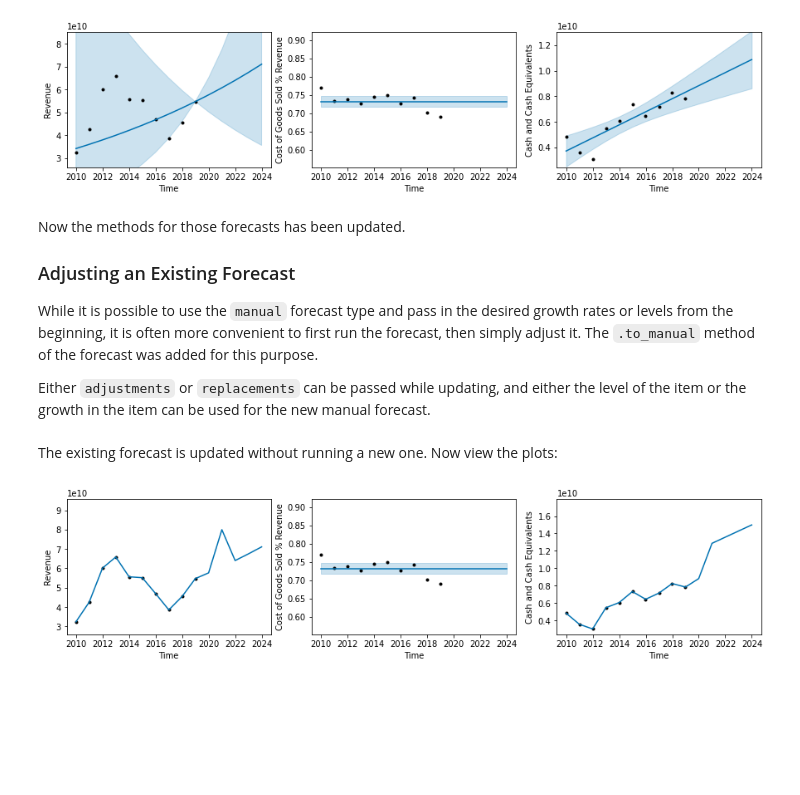
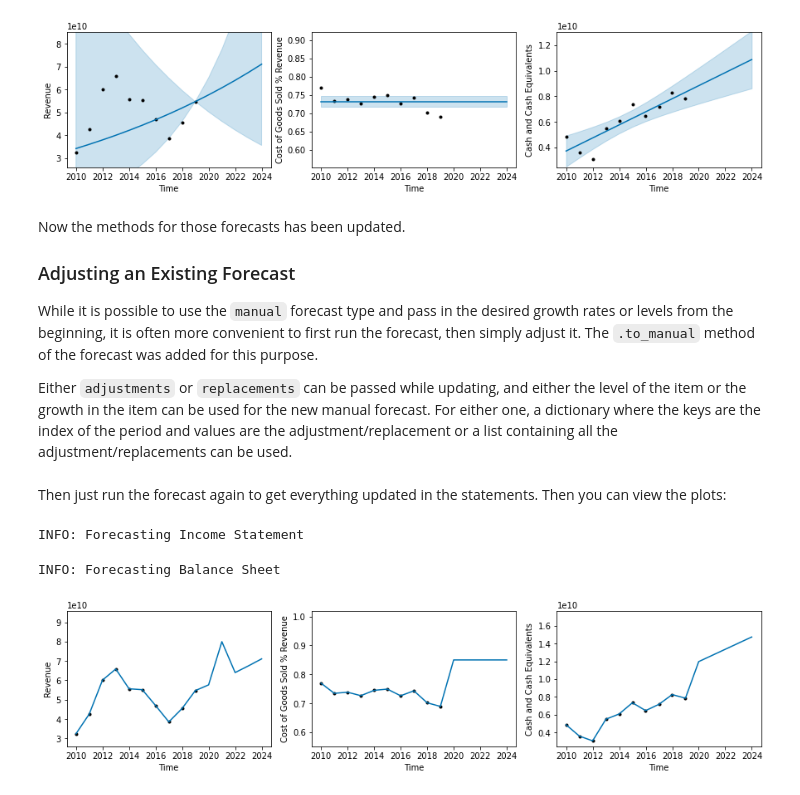
Before and after one commit to nickderobertis/py-finstmt, a Jupyter notebook: nbexamples/Forecasting.ipynb, the cells around one changed output. Saved outputs shown, nothing was run; the diff lists cells and outputs as text; code cells hidden in the pictures; blank space fills up the shorter version.

Commit message:
Update forecasting example notebook for deepcopy and multiple forecasts

```diff
--- a/nbexamples/Forecasting.ipynb
+++ b/nbexamples/Forecasting.ipynb
@@ -163,5 +195,5 @@ Now the methods for those forecasts has been updated.
 
 While it is possible to use the `manual` forecast type and pass in the desired growth rates or levels from the beginning, it is often more convenient to first run the forecast, then simply adjust it. The `.to_manual` method of the forecast was added for this purpose.
 
-Either `adjustments` or `replacements` can be passed while updating, and either the level of the item or the growth in the item can be used for the new manual forecast.
+Either `adjustments` or `replacements` can be passed while updating, and either the level of the item or the growth in the item can be used for the new manual forecast. For either one, a dictionary where the keys are the index of the period and values are the adjustment/replacement or a list containing all the adjustment/replacements can be used.
 # %%
@@ -169,7 +202,10 @@ fcst.forecasts['cash'].to_manual(adjustments=[0, 0.4, 0, 0, 0])  # boost second
 fcst.forecasts['revenue'].to_manual(use_levels=True, replacements={1: 8e10})  # set second forecast period revenue to 80,000,000,000
-# %% [markdown]
-The existing forecast is updated without running a new one. Now view the plots:
+# %% [markdown]
+Then just run the forecast again to get everything updated in the statements. Then you can view the plots:
 # %%
+fcst = stmts.forecast()
 fcst.plot(subset=['revenue', 'cogs', 'cash'])
 # %% [output]
+INFO: Forecasting Income Statement
+INFO: Forecasting Balance Sheet
-[figure, old version]
+[figure, new version]
```
Also changed, not shown: parts of 7 cells of this notebook.
